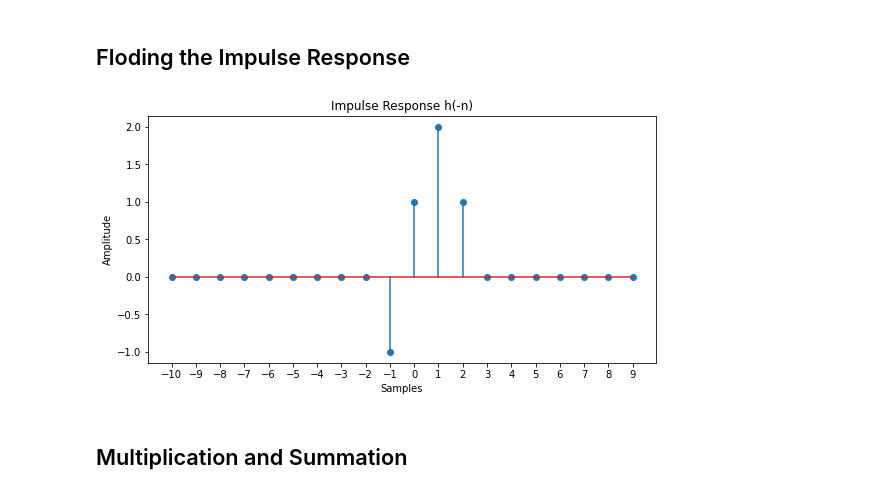
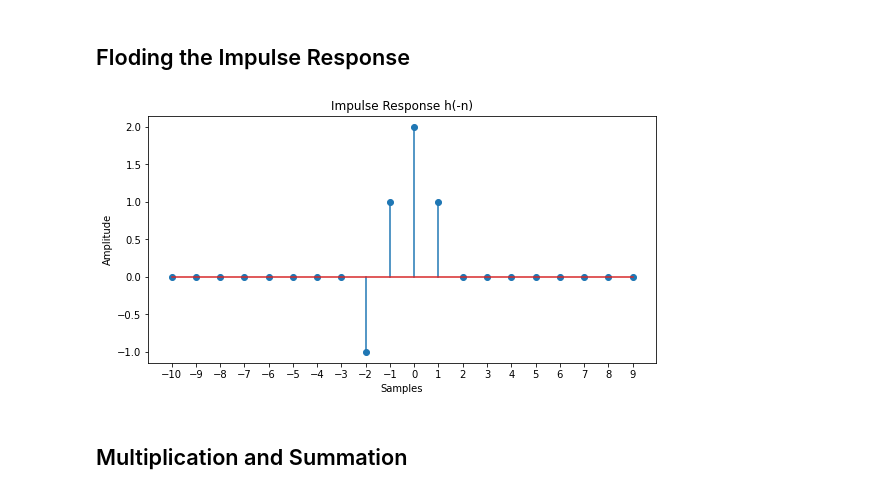
Before and after one commit to 2018331056shanto/Digital-Signal-Processing, a Jupyter notebook: linear_convolution.ipynb, the cells around one changed output. Saved outputs shown, nothing was run; the diff lists cells and outputs as text; code cells hidden in the pictures.

```diff
--- a/linear_convolution.ipynb
+++ b/linear_convolution.ipynb
@@ -72,22 +72,23 @@ plt.show()
 # %%
 #folding
 temp=h[::-1]
 # print(temp)
 foldImpulseResponse=np.zeros(n.shape)
 idx=0
 for i in range(9,9+len(h),1):
   foldImpulseResponse[i]=temp[idx]
   idx+=1
+foldImpulseResponse=np.roll(foldImpulseResponse,-1)
 plt.figure(figsize=(20,10))
 plt.subplot(221)
 plt.title("Impulse Response h(-n)")
 plt.xlabel("Samples")
 plt.ylabel("Amplitude")
 plt.xticks(n)
 plt.stem(n,foldImpulseResponse)
 plt.show()
 # %% [output]
-[figure, old version]
+[figure, new version]
 # %% [markdown]
 ## Multiplication and Summation
 # %%
```
Also changed, not shown: parts of 2 cells of this notebook, 2 other files.
